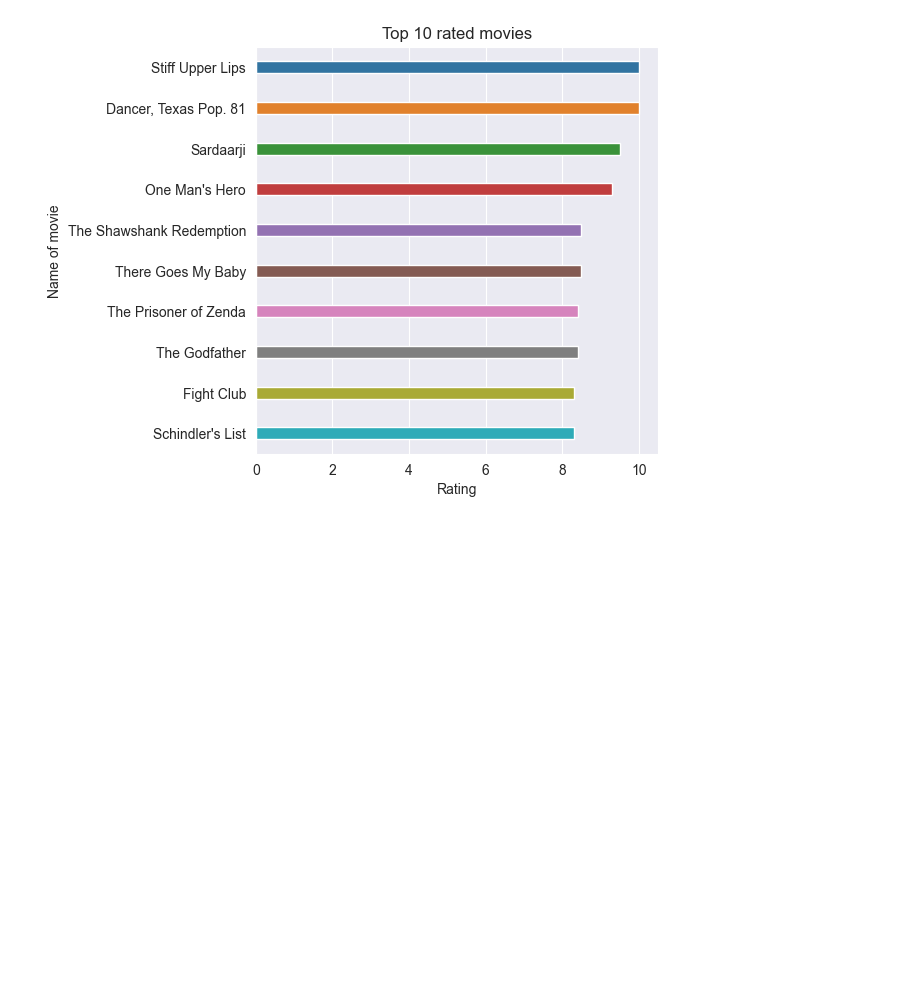
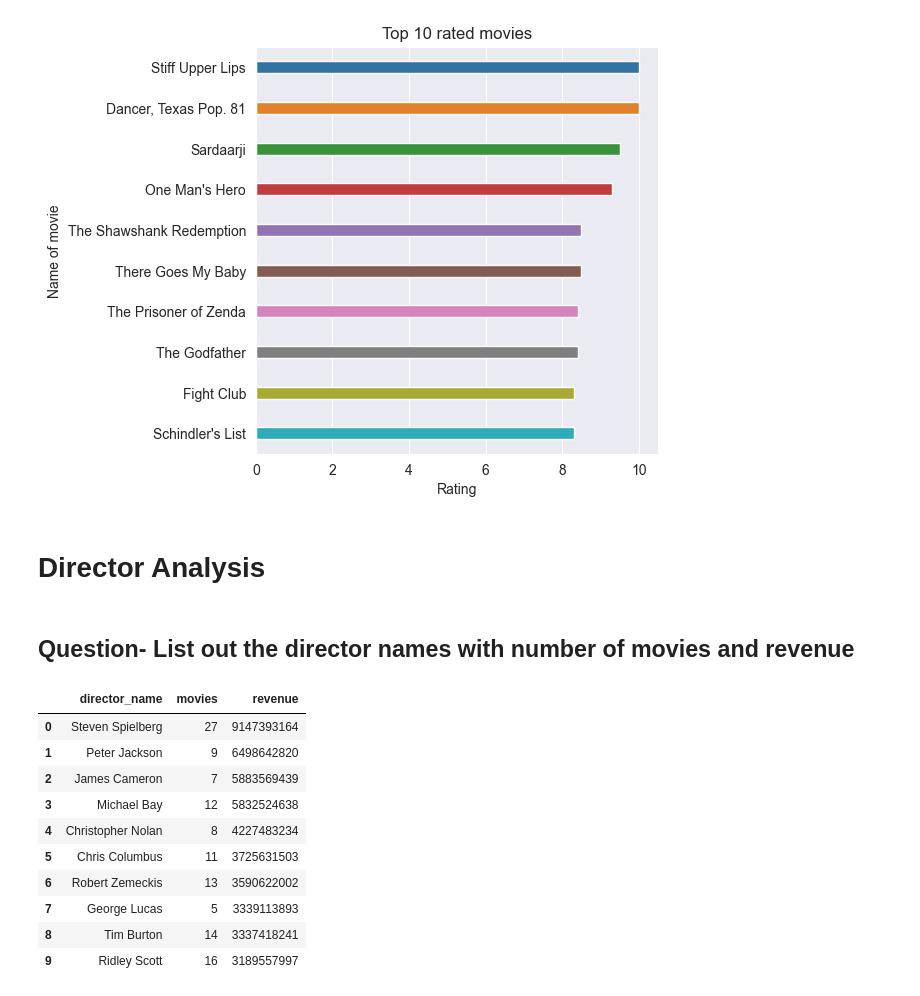
Before and after one commit to mihirh19/Imdb-dataset-analysis, a Jupyter notebook: imdb.ipynb, the cells around one changed output. Cells and saved outputs as stored; diff of their text form; code cells hidden in the pictures; blank space fills up the shorter version.

```diff
--- a/imdb.ipynb
+++ b/imdb.ipynb
@@ -329,3 +329,7 @@ plt.ylabel("Name of movie")
 # %% [output]
 Text(-113.77777777777779, 0.5, 'Name of movie')
 [figure]
+# %% [markdown]
+# Director Analysis
+# %% [markdown]
+## Question- List out the director names with number of movies and revenue
@@ -331,0 +342,14 @@ Text(-113.77777777777779, 0.5, 'Name of movie')
+# %%
+mostProfitableDirector
+# %% [output]
+|  | director_name | movies | revenue |
+| 0 | Steven Spielberg | 27 | 9147393164 |
+| 1 | Peter Jackson | 9 | 6498642820 |
+| 2 | James Cameron | 7 | 5883569439 |
+| 3 | Michael Bay | 12 | 5832524638 |
+| 4 | Christopher Nolan | 8 | 4227483234 |
+| 5 | Chris Columbus | 11 | 3725631503 |
+| 6 | Robert Zemeckis | 13 | 3590622002 |
+| 7 | George Lucas | 5 | 3339113893 |
+| 8 | Tim Burton | 14 | 3337418241 |
+| 9 | Ridley Scott | 16 | 3189557997 |
```
Also changed, not shown: parts of 5 cells of this notebook.
